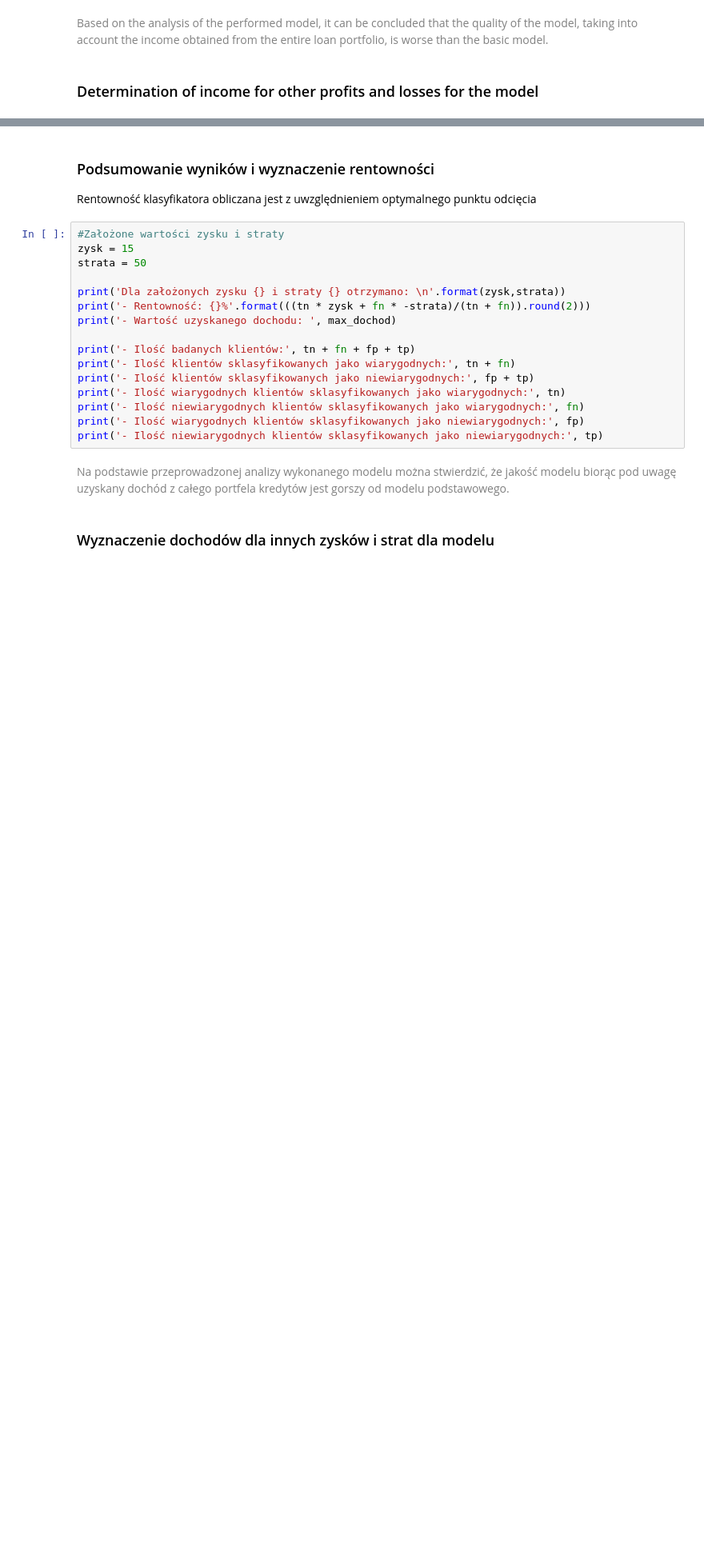
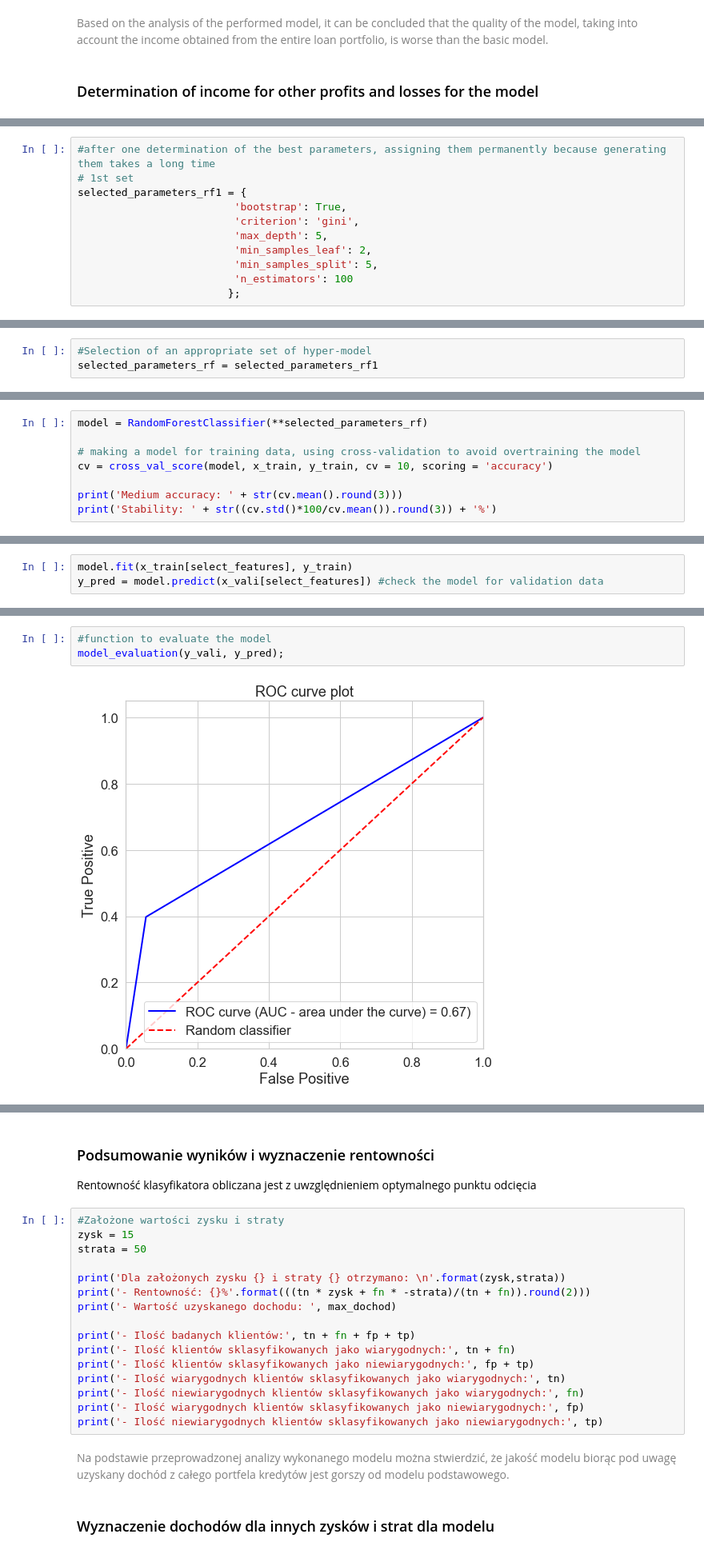
Before and after one commit to TomekSwiatek/Analiza-i-predykcja-sp-aty-nale-no-ci-przez-posiadaczy-kart-kredytowych, a Jupyter notebook: Analysis and prediction of default payments by credit card holders.ipynb, the cells around one changed output, grey strips where cells are left out. Shown at 80% size. Drawn from its saved outputs; the diff is of its cells as text; blank space fills up the shorter version.

Commit message:
add model based on random forest algorithm

```diff
--- a/Analysis and prediction of default payments by credit card holders.ipynb
+++ b/Analysis and prediction of default payments by credit card holders.ipynb
@@ -1834,0 +1720,11 @@ tn, fp, fn, tp, dokladnosc, blad, specyficznosc, czulosc, macierz_pomylek = wska
+# %%
+#after one determination of the best parameters, assigning them permanently because generating them takes a long time
+# 1st set
+selected_parameters_rf1 = {
+                         'bootstrap': True,
+                         'criterion': 'gini',
+                         'max_depth': 5,
+                         'min_samples_leaf': 2,
+                         'min_samples_split': 5,
+                         'n_estimators': 100
+                        };
@@ -1834,0 +1742,3 @@ tn, fp, fn, tp, dokladnosc, blad, specyficznosc, czulosc, macierz_pomylek = wska
+# %%
+#Selection of an appropriate set of hyper-model
+selected_parameters_rf = selected_parameters_rf1
@@ -1834,0 +1751,8 @@ tn, fp, fn, tp, dokladnosc, blad, specyficznosc, czulosc, macierz_pomylek = wska
+# %%
+model = RandomForestClassifier(**selected_parameters_rf)
+
+# making a model for training data, using cross-validation to avoid overtraining the model
+cv = cross_val_score(model, x_train, y_train, cv = 10, scoring = 'accuracy')
+
+print('Medium accuracy: ' + str(cv.mean().round(3)))
+print('Stability: ' + str((cv.std()*100/cv.mean()).round(3)) + '%')
@@ -1834,0 +1762,3 @@ tn, fp, fn, tp, dokladnosc, blad, specyficznosc, czulosc, macierz_pomylek = wska
+# %%
+model.fit(x_train[select_features], y_train)
+y_pred = model.predict(x_vali[select_features]) #check the model for validation data
@@ -1834,0 +1768,5 @@ tn, fp, fn, tp, dokladnosc, blad, specyficznosc, czulosc, macierz_pomylek = wska
+# %%
+#function to evaluate the model
+model_evaluation(y_vali, y_pred);
+# %% [output]
+[figure, added]
```
Also changed, not shown: parts of 58 cells of this notebook, 1 other file.
